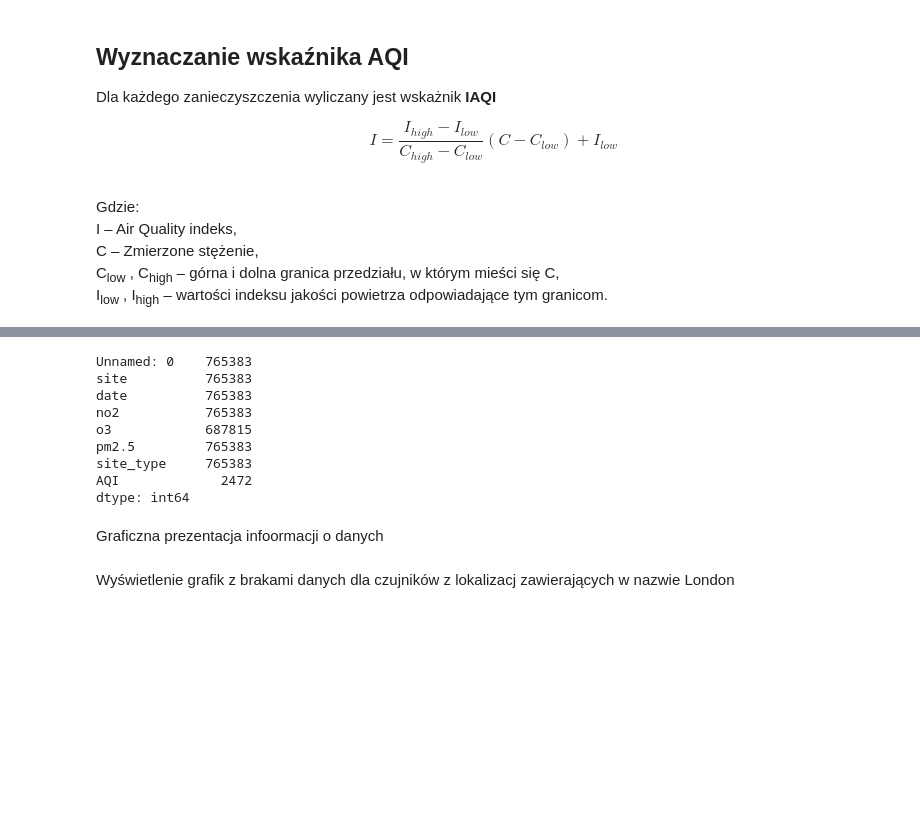
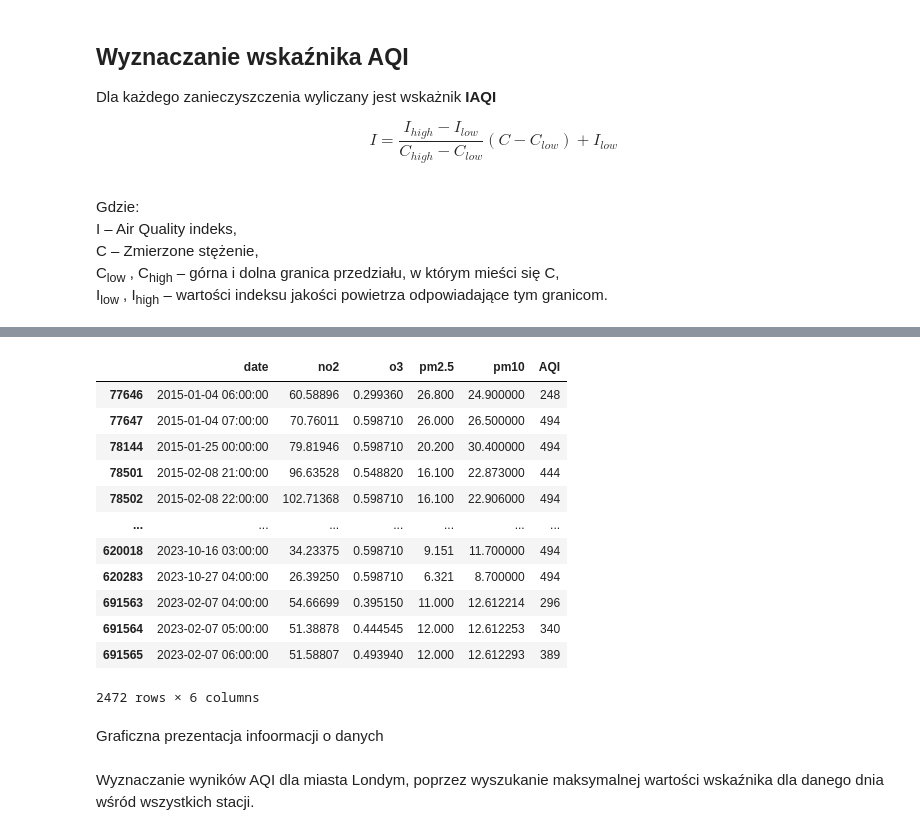
Before and after one commit to rk404/SAD, a Jupyter notebook: Zadanie_SAD_2025.ipynb, the cells around one changed output, grey strips where cells are left out. Drawn from its saved outputs; the diff is of its cells as text; code cells hidden in the pictures; blank space fills up the shorter version.

```diff
--- a/Zadanie_SAD_2025.ipynb
+++ b/Zadanie_SAD_2025.ipynb
@@ -254,0 +246,18 @@ df_air_London['pm2.5'] = df_air_London['pm2.5'].interpolate(method='linear')
+# %%
+import pandas as pd
+import numpy as np
+
+# Wczytanie danych
+df_air_London = pd.read_csv(r"Dane\df_air_London.csv")
+df_ltla = pd.read_csv(r"Dane\ltla_newCasesBySpecimenDate.csv")
+# Upewnij się, że 'date' to typ daty
+df_air_London['date'] = pd.to_datetime(df_air_London['date'])
+
+# Wybierz interesujące kolumny
+cols = ['date','no2', 'o3', 'pm2.5', 'pm10']
+df_air_London = df_air_London[cols]
+
+# Interpolacja (dwustronna: forward + backward)
+df_air_London.interpolate(method='linear', limit_direction='both', inplace=True)
+
+print(df_air_London.isna().sum())  # Sprawdź, czy są nadal braki
@@ -292,4 +308,6 @@ df_air_London['AQI'] = df_air_London.apply(calc_aqi, axis=1)
 #print(df_air_London[df_air_London['AQI'].notna()])
 
 df_air_London.count()
+# wyswietlanie wierszy z wyliczonymi AQI
+df_air_London[df_air_London['AQI'].notna()]
 # %% [output]
@@ -297,14 +315,18 @@ Requirement already satisfied: python-aqi in /Users/rafalpraca/.pyenv/versions/3
 Note: you may need to restart the kernel to use updated packages.
+|  | date | no2 | o3 | pm2.5 | pm10 | AQI |
+| 77646 | 2015-01-04 06:00:00 | 60.58896 | 0.299360 | 26.800 | 24.900000 | 248 |
+| 77647 | 2015-01-04 07:00:00 | 70.76011 | 0.598710 | 26.000 | 26.500000 | 494 |
+| 78144 | 2015-01-25 00:00:00 | 79.81946 | 0.598710 | 20.200 | 30.400000 | 494 |
+| 78501 | 2015-02-08 21:00:00 | 96.63528 | 0.548820 | 16.100 | 22.873000 | 444 |
+| 78502 | 2015-02-08 22:00:00 | 102.71368 | 0.598710 | 16.100 | 22.906000 | 494 |
+| ... | ... | ... | ... | ... | ... | ... |
+| 620018 | 2023-10-16 03:00:00 | 34.23375 | 0.598710 | 9.151 | 11.700000 | 494 |
+| 620283 | 2023-10-27 04:00:00 | 26.39250 | 0.598710 | 6.321 | 8.700000 | 494 |
+| 691563 | 2023-02-07 04:00:00 | 54.66699 | 0.395150 | 11.000 | 12.612214 | 296 |
+| 691564 | 2023-02-07 05:00:00 | 51.38878 | 0.444545 | 12.000 | 12.612253 | 340 |
+| 691565 | 2023-02-07 06:00:00 | 51.58807 | 0.493940 | 12.000 | 12.612293 | 389 |
-Unnamed: 0    765383
-site          765383
-date          765383
-no2           765383
-o3            687815
-pm2.5         765383
-site_type     765383
-AQI             2472
-dtype: int64
+2472 rows × 6 columns
 # %% [markdown]
 Graficzna prezentacja infoormacji o danych
 # %% [markdown]
-Wyświetlenie grafik z brakami danych dla czujników z lokalizacj zawierających w nazwie London
+Wyznaczanie wyników AQI dla miasta Londym, poprzez wyszukanie maksymalnej wartości wskaźnika dla danego dnia wśród wszystkich stacji.
```
Also changed, not shown: parts of 5 cells of this notebook.
